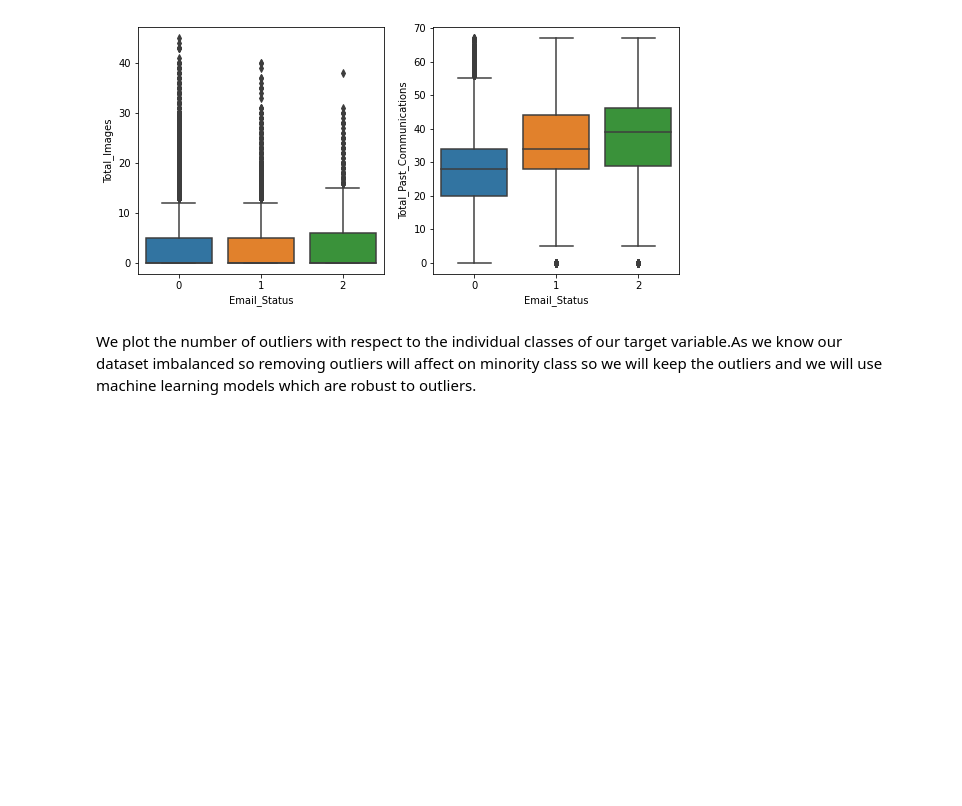
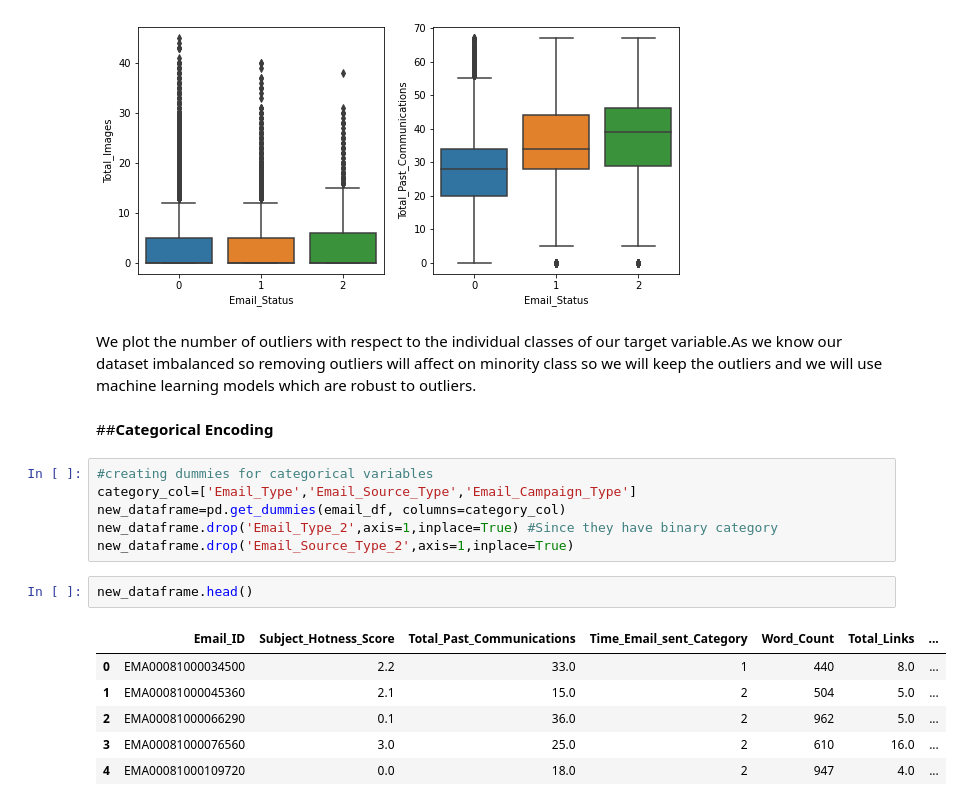
Before and after one commit to ArslanUllahKhan1/Email-Campaign-Effectiveness-Prediction, a Jupyter notebook: Email_Campaign_Effectiveness_Prediction.ipynb, the cells around one changed output. Drawn from its saved outputs; the diff is of its cells as text; blank space fills up the shorter version.

```diff
--- a/Email_Campaign_Effectiveness_Prediction.ipynb
+++ b/Email_Campaign_Effectiveness_Prediction.ipynb
@@ -430,3 +430,20 @@ for c in list(temparary_df.columns):
 [figure]
 # %% [markdown]
 We plot the number of outliers with respect to the individual classes of our target variable.As we know our dataset imbalanced so removing outliers will affect on minority class so we will keep the outliers and we will use machine learning models which are robust to outliers.
+# %% [markdown]
+##**Categorical Encoding**
+# %%
+#creating dummies for categorical variables
+category_col=['Email_Type','Email_Source_Type','Email_Campaign_Type']
+new_dataframe=pd.get_dummies(email_df, columns=category_col)
+new_dataframe.drop('Email_Type_2',axis=1,inplace=True) #Since they have binary category
+new_dataframe.drop('Email_Source_Type_2',axis=1,inplace=True)
+# %%
+new_dataframe.head()
+# %% [output]
+|  | Email_ID | Subject_Hotness_Score | Total_Past_Communications | Time_Email_sent_Category | Word_Count | Total_Links | ... |
+| 0 | EMA00081000034500 | 2.2 | 33.0 | 1 | 440 | 8.0 | ... |
+| 1 | EMA00081000045360 | 2.1 | 15.0 | 2 | 504 | 5.0 | ... |
+| 2 | EMA00081000066290 | 0.1 | 36.0 | 2 | 962 | 5.0 | ... |
+| 3 | EMA00081000076560 | 3.0 | 25.0 | 2 | 610 | 16.0 | ... |
+| 4 | EMA00081000109720 | 0.0 | 18.0 | 2 | 947 | 4.0 | ... |
```
Also changed, not shown: parts of 19 cells of this notebook.
